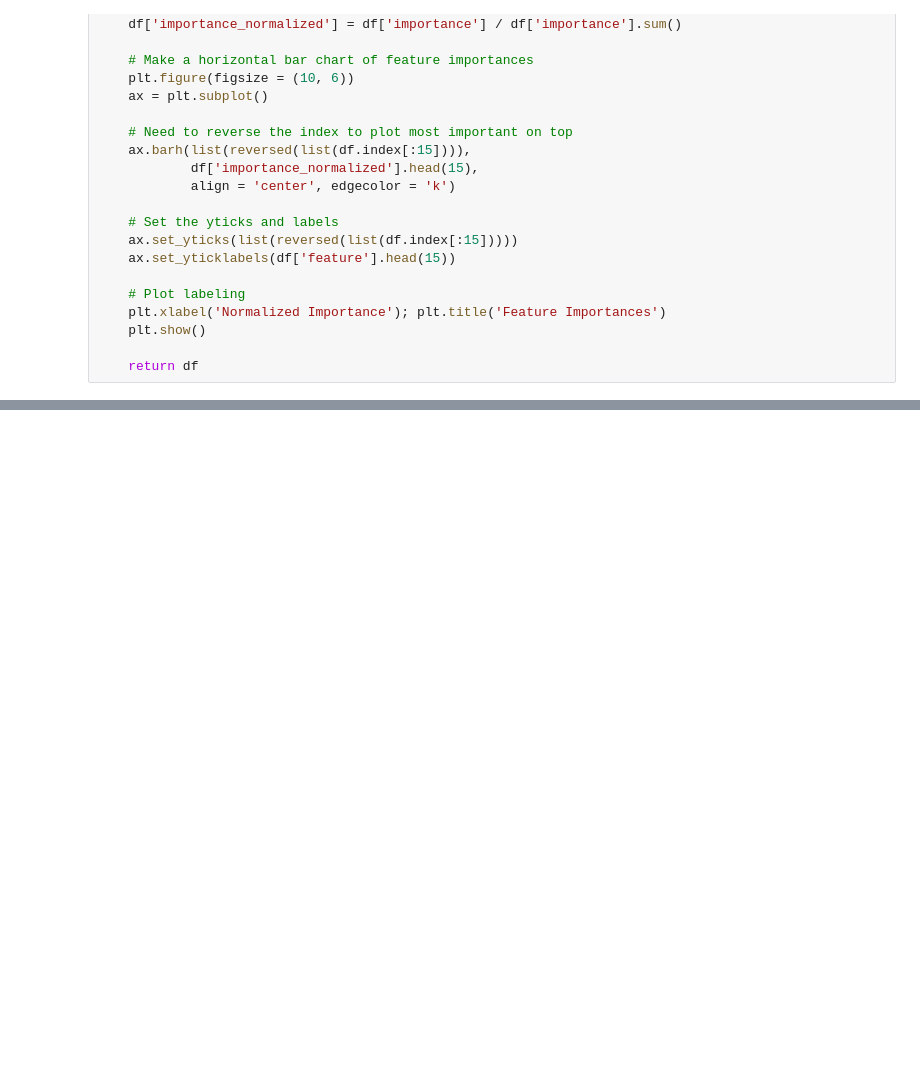
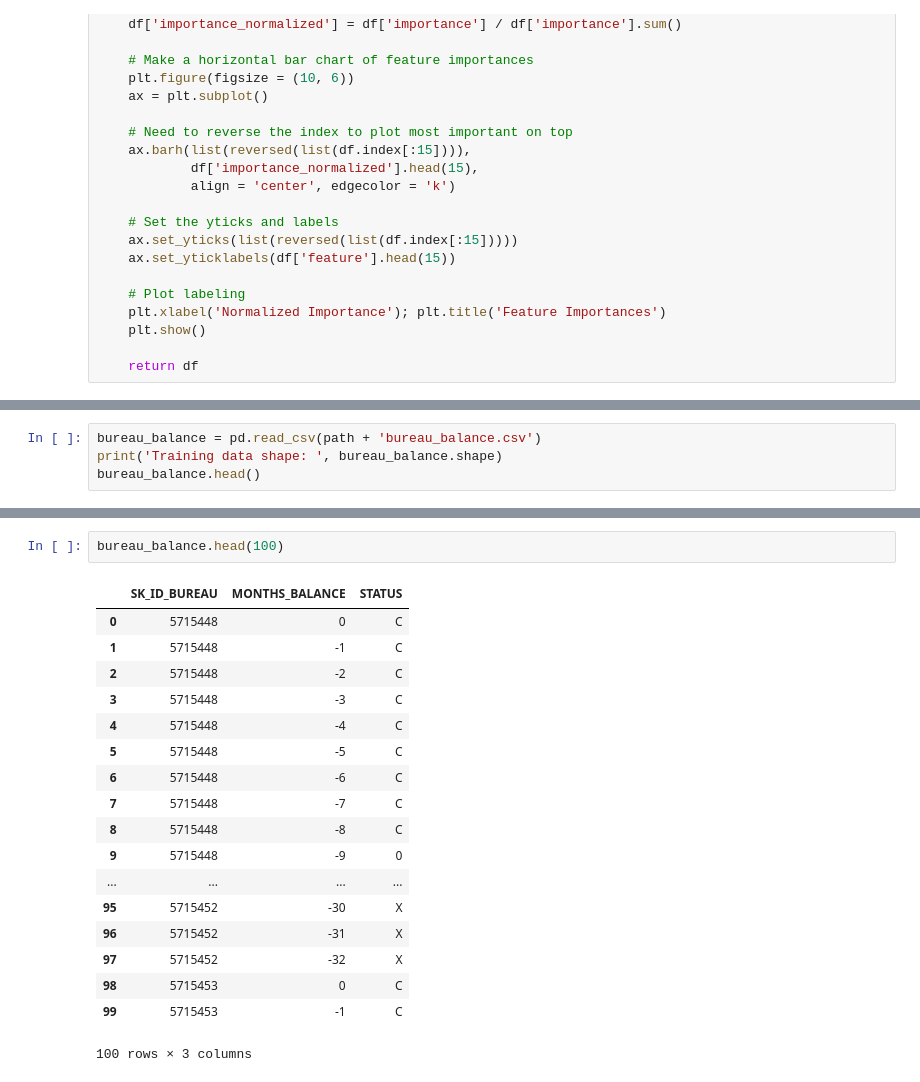
Before and after one commit to x-xing/HomeCredit, a Jupyter notebook: exploration.ipynb, the cells around one changed output, grey strips where cells are left out. Drawn from its saved outputs; the diff is of its cells as text; blank space fills up the shorter version.

```diff
--- a/exploration.ipynb
+++ b/exploration.ipynb
@@ -672,0 +680,4 @@ NameError: name 'feature_importances' is not defined
+# %%
+bureau_balance = pd.read_csv(path + 'bureau_balance.csv')
+print('Training data shape: ', bureau_balance.shape)
+bureau_balance.head()
@@ -672,0 +692,21 @@ NameError: name 'feature_importances' is not defined
+# %%
+bureau_balance.head(100)
+# %% [output]
+|  | SK_ID_BUREAU | MONTHS_BALANCE | STATUS |
+| 0 | 5715448 | 0 | C |
+| 1 | 5715448 | -1 | C |
+| 2 | 5715448 | -2 | C |
+| 3 | 5715448 | -3 | C |
+| 4 | 5715448 | -4 | C |
+| 5 | 5715448 | -5 | C |
+| 6 | 5715448 | -6 | C |
+| 7 | 5715448 | -7 | C |
+| 8 | 5715448 | -8 | C |
+| 9 | 5715448 | -9 | 0 |
+| ... | ... | ... | ... |
+| 95 | 5715452 | -30 | X |
+| 96 | 5715452 | -31 | X |
+| 97 | 5715452 | -32 | X |
+| 98 | 5715453 | 0 | C |
+| 99 | 5715453 | -1 | C |
+100 rows × 3 columns
```
Also changed, not shown: parts of 3 cells of this notebook, 1 other file.
